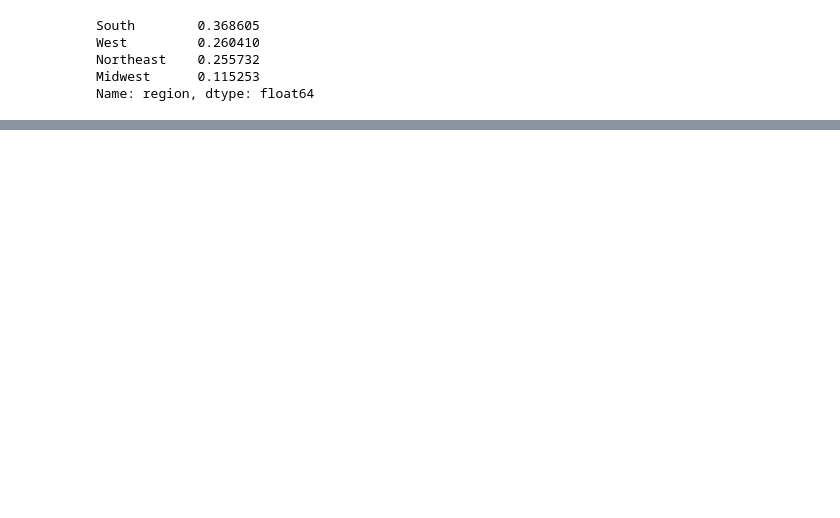
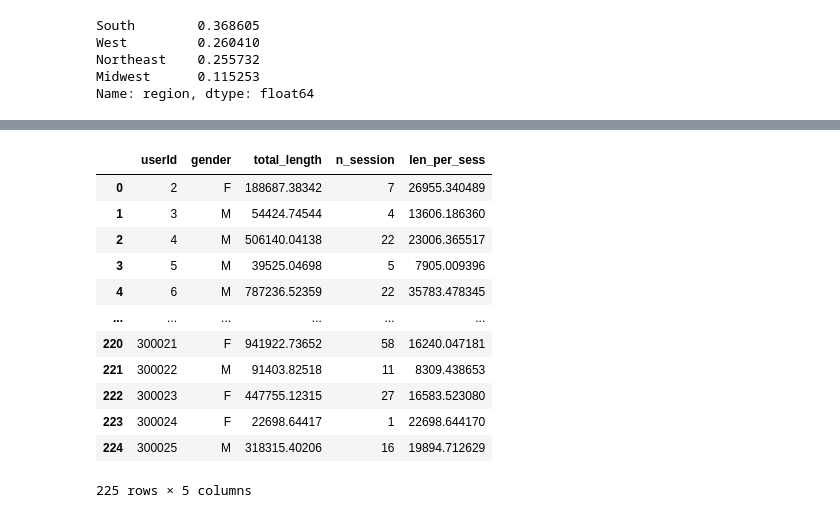
Before and after one commit to gilzero/project_churn_spark, a Jupyter notebook: sparkify_min.ipynb, the cells around one changed output, grey strips where cells are left out. Drawn from its saved outputs; the diff is of its cells as text; code cells hidden in the pictures; blank space fills up the shorter version.

```diff
--- a/sparkify_min.ipynb
+++ b/sparkify_min.ipynb
@@ -349,0 +472,5 @@ Name: reg, dtype: datetime64[ns]
+# %%
+# Transform to a schema. Summary dataset for each user
+
+df_analytic = df.groupby('userId')['gender'].max().reset_index()
+df_analytic
@@ -349,0 +515,12 @@ Name: reg, dtype: datetime64[ns]
+# %%
+# Get number of song play sessions (those contain song play event) for each user.
+
+# Sessions that have song play event
+df_n_session = pd.DataFrame(df.query("page == 'NextSong'").groupby(['userId', 'sessionId']).size()).reset_index().drop(
+    [0], axis=1)
+
+df_n_session = pd.DataFrame(df_n_session.groupby(['userId'])['sessionId'].count()).reset_index()
+
+df_n_session.columns = ['userId', 'n_session']
+
+df_n_session
@@ -349,0 +599,8 @@ Name: reg, dtype: datetime64[ns]
+# %%
+# total_length
+
+df_total_length = df.groupby(['userId'])['length'].sum().reset_index()
+
+df_total_length.columns = ['userId', 'total_length']
+
+df_total_length
@@ -349,0 +785,27 @@ Name: reg, dtype: datetime64[ns]
+# %%
+# ratio: length_per_session
+
+df_ratio_length_per_session = pd.merge(
+    # Join data. Retain all possible users ids with outer join.
+    # Outer Join guarantee to have all keys on left table.
+    pd.merge(df_analytic, df_total_length, how='outer', on='userId'),
+    df_n_session, how='outer', on='userId'
+)
+
+df_ratio_length_per_session['len_per_sess'] = df_ratio_length_per_session.total_length / df_ratio_length_per_session.n_session
+
+df_ratio_length_per_session
+# %% [output]
+|  | userId | gender | total_length | n_session | len_per_sess |
+| 0 | 2 | F | 188687.38342 | 7 | 26955.340489 |
+| 1 | 3 | M | 54424.74544 | 4 | 13606.186360 |
+| 2 | 4 | M | 506140.04138 | 22 | 23006.365517 |
+| 3 | 5 | M | 39525.04698 | 5 | 7905.009396 |
+| 4 | 6 | M | 787236.52359 | 22 | 35783.478345 |
+| ... | ... | ... | ... | ... | ... |
+| 220 | 300021 | F | 941922.73652 | 58 | 16240.047181 |
+| 221 | 300022 | M | 91403.82518 | 11 | 8309.438653 |
+| 222 | 300023 | F | 447755.12315 | 27 | 16583.523080 |
+| 223 | 300024 | F | 22698.64417 | 1 | 22698.644170 |
+| 224 | 300025 | M | 318315.40206 | 16 | 19894.712629 |
+225 rows × 5 columns
```
Also changed, not shown: parts of 55 cells of this notebook.
